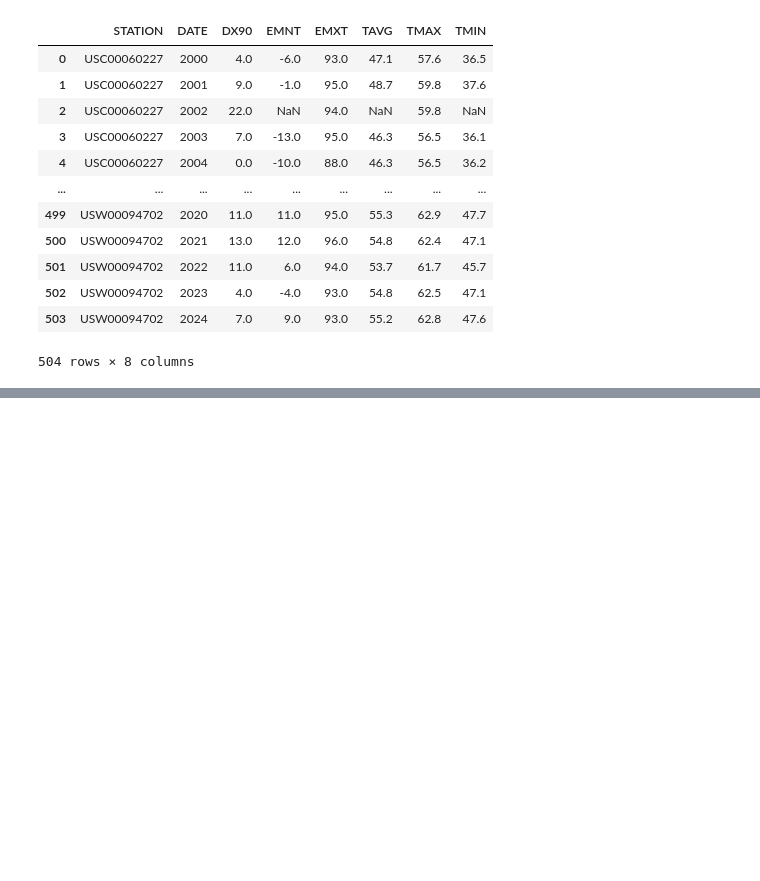
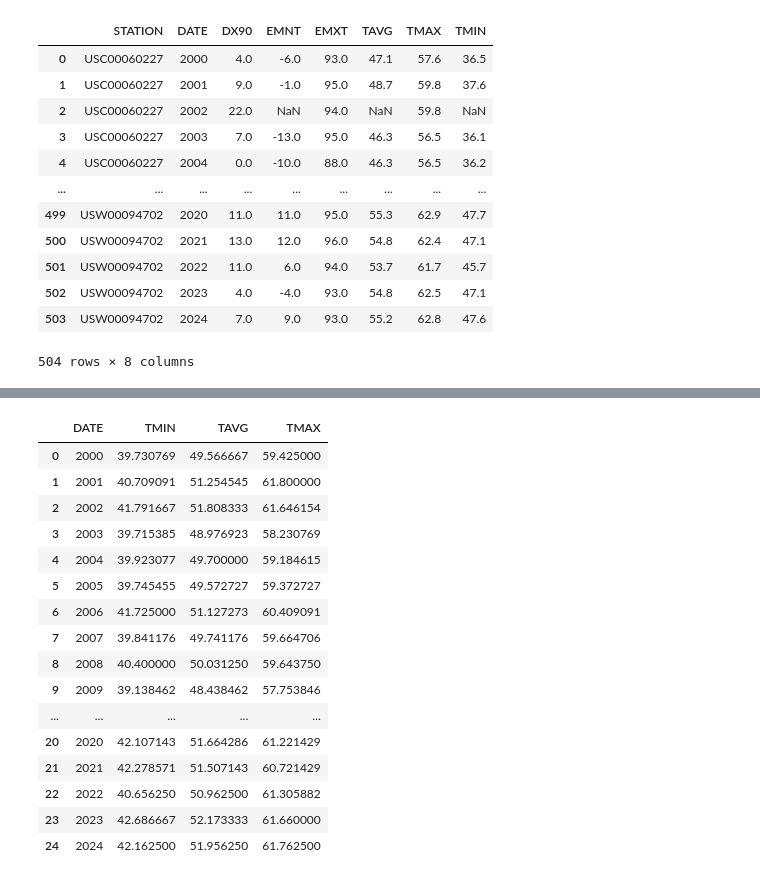
Before and after one commit to envirodatascience/final-project-insect-team, a Jupyter notebook: temp_data_insect_final.ipynb, the cells around one changed output, grey strips where cells are left out. Saved outputs shown, nothing was run; the diff lists cells and outputs as text; code cells hidden in the pictures; blank space fills up the shorter version.

Commit message:
updated with temperature averages grouped by year

```diff
--- a/temp_data_insect_final.ipynb
+++ b/temp_data_insect_final.ipynb
@@ -95,0 +154,22 @@ df_temp.groupby(['STATION', 'DATE']).agg({'DX90': 'sum', 'EMNT': 'min', 'EMXT':
+# %%
+# get a summary of the average, average maximum, and average minimum temperatures by year for each location
+
+df_temp_clean.groupby(['DATE']).agg({'TMIN': 'mean', 'TAVG': 'mean', 'TMAX': 'mean'}).reset_index()
+# %% [output]
+|  | DATE | TMIN | TAVG | TMAX |
+| 0 | 2000 | 39.730769 | 49.566667 | 59.425000 |
+| 1 | 2001 | 40.709091 | 51.254545 | 61.800000 |
+| 2 | 2002 | 41.791667 | 51.808333 | 61.646154 |
+| 3 | 2003 | 39.715385 | 48.976923 | 58.230769 |
+| 4 | 2004 | 39.923077 | 49.700000 | 59.184615 |
+| 5 | 2005 | 39.745455 | 49.572727 | 59.372727 |
+| 6 | 2006 | 41.725000 | 51.127273 | 60.409091 |
+| 7 | 2007 | 39.841176 | 49.741176 | 59.664706 |
+| 8 | 2008 | 40.400000 | 50.031250 | 59.643750 |
+| 9 | 2009 | 39.138462 | 48.438462 | 57.753846 |
+| ... | ... | ... | ... | ... |
+| 20 | 2020 | 42.107143 | 51.664286 | 61.221429 |
+| 21 | 2021 | 42.278571 | 51.507143 | 60.721429 |
+| 22 | 2022 | 40.656250 | 50.962500 | 61.305882 |
+| 23 | 2023 | 42.686667 | 52.173333 | 61.660000 |
+| 24 | 2024 | 42.162500 | 51.956250 | 61.762500 |
```
Also changed, not shown: parts of 8 cells of this notebook.
